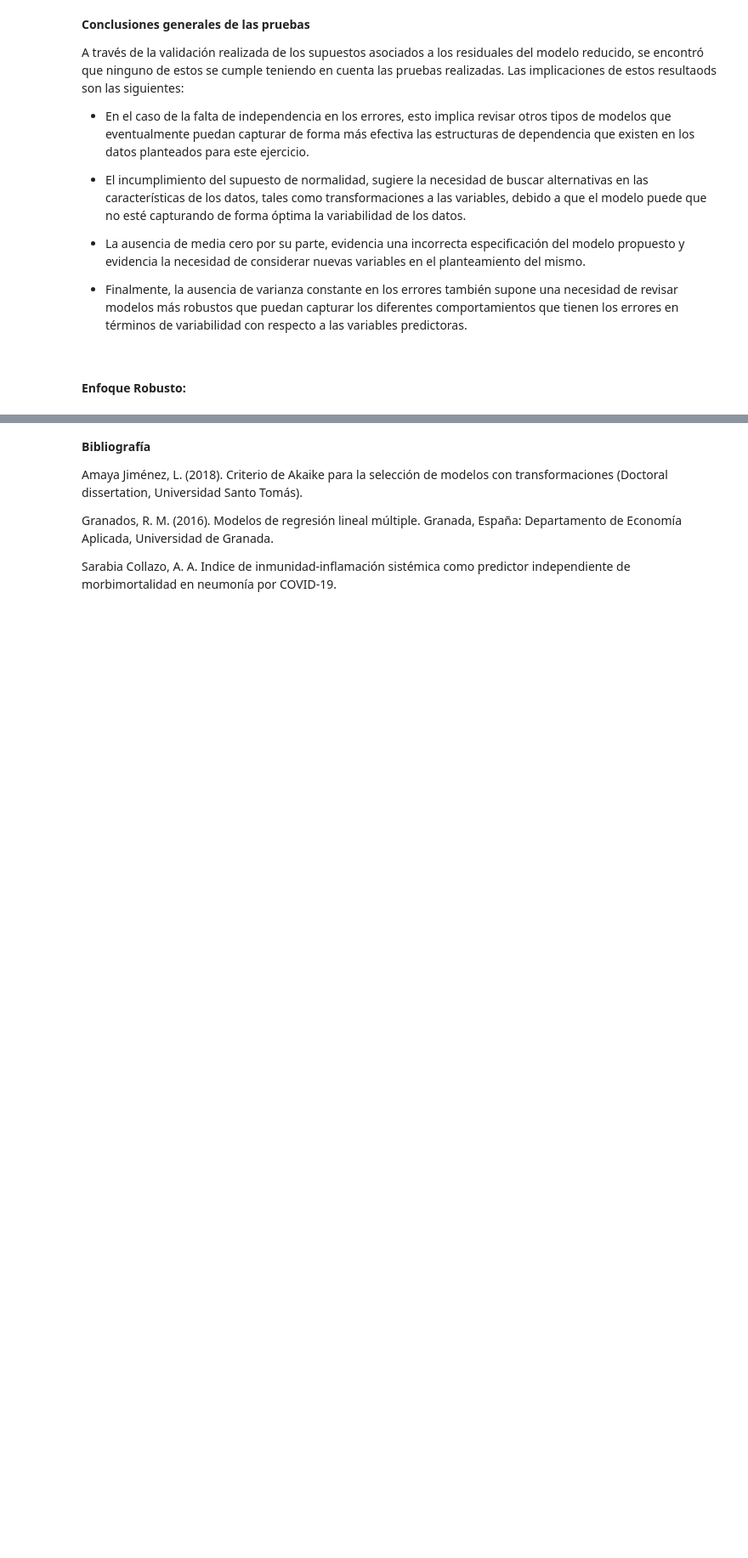
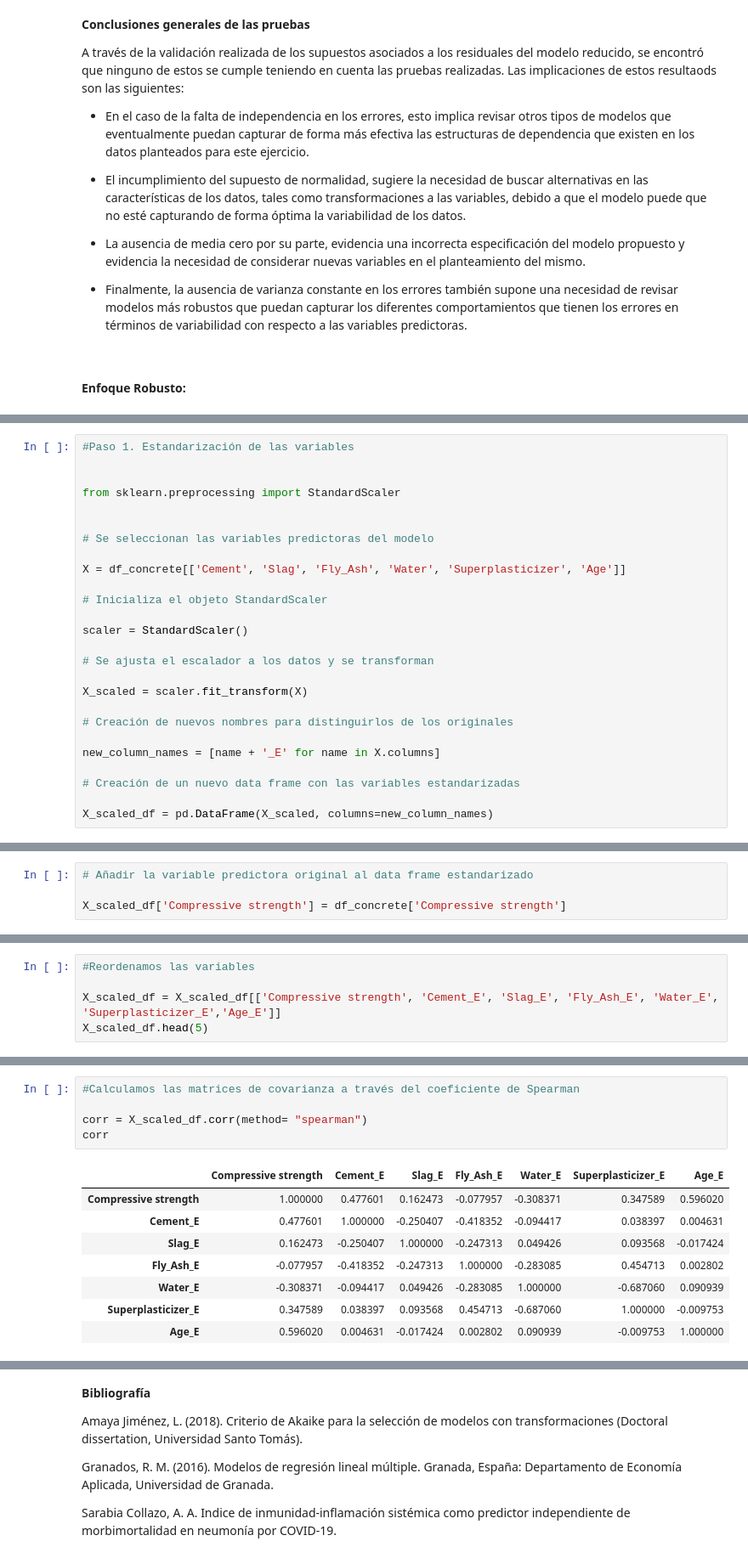
Before and after one commit to Daniel1martinez2/mcd-analisis-cuantitativo-evaluacion-1, a Jupyter notebook: punto_5.ipynb, the cells around one changed output, grey strips where cells are left out. Shown at 85% size. Saved outputs shown, nothing was run; the diff lists cells and outputs as text; blank space fills up the shorter version.

Commit message:
Nuevo avance (Solo falta el punto 5.5)

```diff
--- a/punto_5.ipynb
+++ b/punto_5.ipynb
@@ -716,0 +708,26 @@ plt.show()
+# %%
+#Paso 1. Estandarización de las variables
+
+
+from sklearn.preprocessing import StandardScaler
+
+
+# Se seleccionan las variables predictoras del modelo
+
+X = df_concrete[['Cement', 'Slag', 'Fly_Ash', 'Water', 'Superplasticizer', 'Age']]
+
+# Inicializa el objeto StandardScaler
+
+scaler = StandardScaler()
+
+# Se ajusta el escalador a los datos y se transforman
+
+X_scaled = scaler.fit_transform(X)
+
+# Creación de nuevos nombres para distinguirlos de los originales
+
+new_column_names = [name + '_E' for name in X.columns]
+
+# Creación de un nuevo data frame con las variables estandarizadas
+
+X_scaled_df = pd.DataFrame(X_scaled, columns=new_column_names)
@@ -716,0 +745,4 @@ plt.show()
+# %%
+# Añadir la variable predictora original al data frame estandarizado
+
+X_scaled_df['Compressive strength'] = df_concrete['Compressive strength']
@@ -716,0 +758,5 @@ plt.show()
+# %%
+#Reordenamos las variables
+
+X_scaled_df = X_scaled_df[['Compressive strength', 'Cement_E', 'Slag_E', 'Fly_Ash_E', 'Water_E', 'Superplasticizer_E','Age_E']]
+X_scaled_df.head(5)
@@ -716,0 +770,14 @@ plt.show()
+# %%
+#Calculamos las matrices de covarianza a través del coeficiente de Spearman
+
+corr = X_scaled_df.corr(method= "spearman")
+corr
+# %% [output]
+|  | Compressive strength | Cement_E | Slag_E | Fly_Ash_E | Water_E | Superplasticizer_E | Age_E |
+| Compressive strength | 1.000000 | 0.477601 | 0.162473 | -0.077957 | -0.308371 | 0.347589 | 0.596020 |
+| Cement_E | 0.477601 | 1.000000 | -0.250407 | -0.418352 | -0.094417 | 0.038397 | 0.004631 |
+| Slag_E | 0.162473 | -0.250407 | 1.000000 | -0.247313 | 0.049426 | 0.093568 | -0.017424 |
+| Fly_Ash_E | -0.077957 | -0.418352 | -0.247313 | 1.000000 | -0.283085 | 0.454713 | 0.002802 |
+| Water_E | -0.308371 | -0.094417 | 0.049426 | -0.283085 | 1.000000 | -0.687060 | 0.090939 |
+| Superplasticizer_E | 0.347589 | 0.038397 | 0.093568 | 0.454713 | -0.687060 | 1.000000 | -0.009753 |
+| Age_E | 0.596020 | 0.004631 | -0.017424 | 0.002802 | 0.090939 | -0.009753 | 1.000000 |
```
Also changed, not shown: parts of 23 cells of this notebook.
